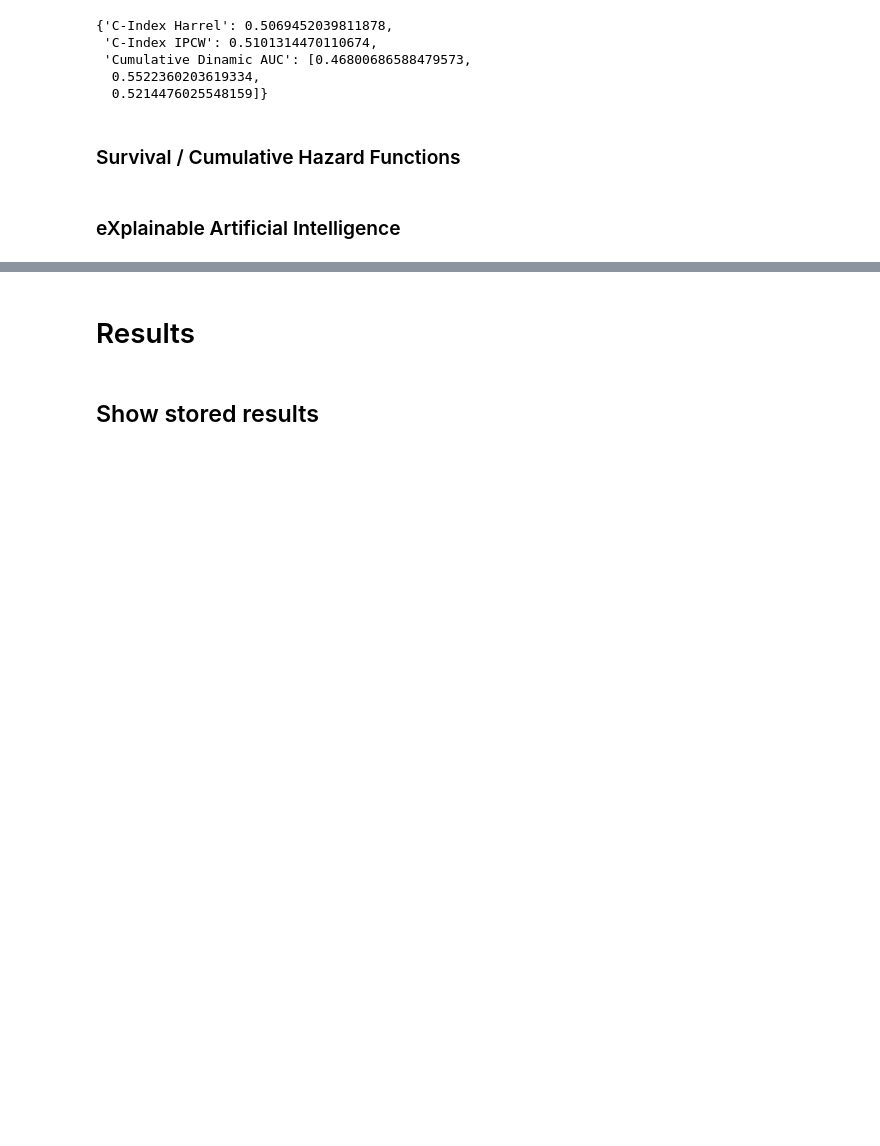
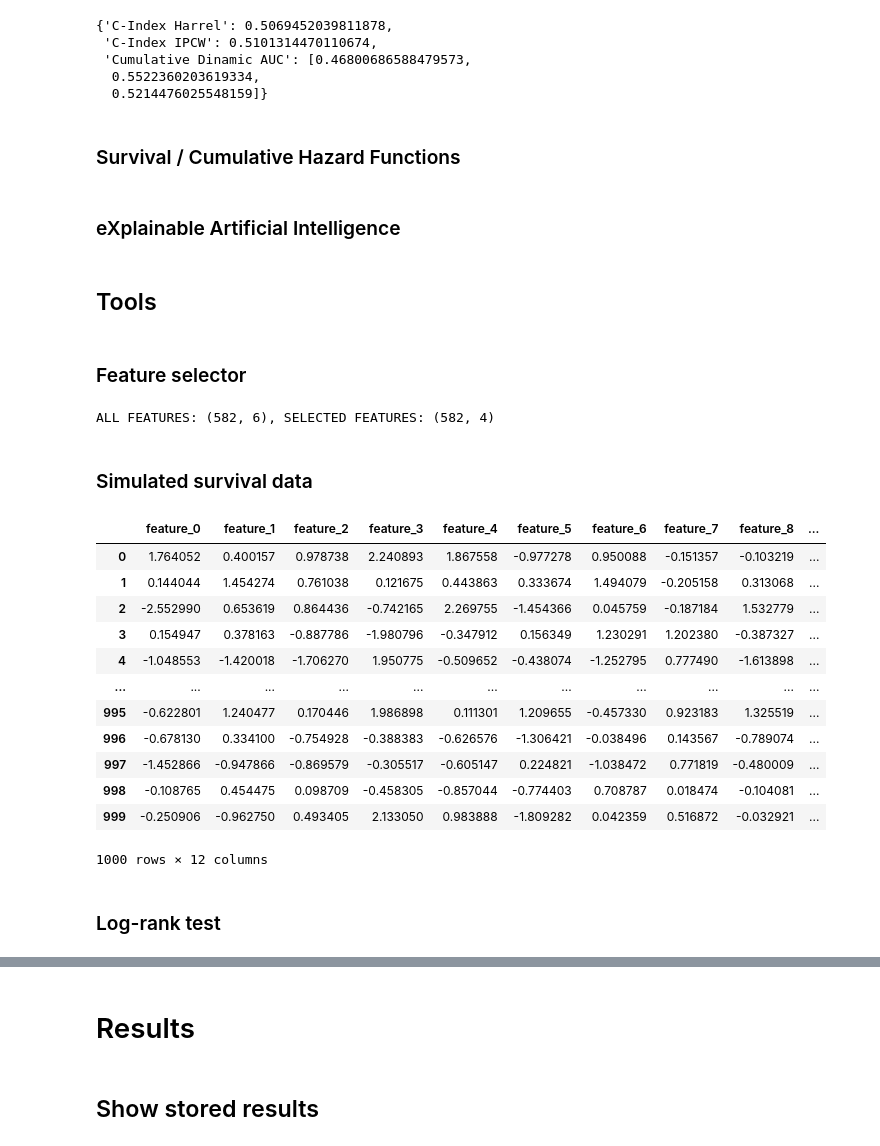
Before and after one commit to ayrna/bsix, a Jupyter notebook: Tutorial.ipynb, the cells around one changed output, grey strips where cells are left out. Drawn from its saved outputs; the diff is of its cells as text; code cells hidden in the pictures; blank space fills up the shorter version.

```diff
--- a/Tutorial.ipynb
+++ b/Tutorial.ipynb
@@ -228,3 +220,7 @@ cumulative_hazard_function = modelCoxRegressionWithTimeVarying.predict_cumulativ
 ### eXplainable Artificial Intelligence
 # %%
 modelCoxRegressionWithTimeVarying.calculate_xai(X=X_train, estimator_name="modelCoxRegressionWithTimeVarying", dataset="colon.csv", seed=0, feature_names=feature_names, background=50, plot=False)
+# %% [markdown]
+## Tools
+# %% [markdown]
+### Feature selector
@@ -230,0 +229,24 @@ modelCoxRegressionWithTimeVarying.calculate_xai(X=X_train, estimator_name="model
+# %%
+print(f"ALL FEATURES: {X_train_standard.shape}, SELECTED FEATURES: {X_train_standard[:, features_selected].shape}")
+# %% [output]
+ALL FEATURES: (582, 6), SELECTED FEATURES: (582, 4)
+# %% [markdown]
+### Simulated survival data
+# %%
+BaseSurvival.generate_simulated_survival_data(number_rows=1000, number_columns=10, censored=0.75, relation="sin", seed=0)
+# %% [output]
+|  | feature_0 | feature_1 | feature_2 | feature_3 | feature_4 | feature_5 | feature_6 | feature_7 | feature_8 | ... |
+| 0 | 1.764052 | 0.400157 | 0.978738 | 2.240893 | 1.867558 | -0.977278 | 0.950088 | -0.151357 | -0.103219 | ... |
+| 1 | 0.144044 | 1.454274 | 0.761038 | 0.121675 | 0.443863 | 0.333674 | 1.494079 | -0.205158 | 0.313068 | ... |
+| 2 | -2.552990 | 0.653619 | 0.864436 | -0.742165 | 2.269755 | -1.454366 | 0.045759 | -0.187184 | 1.532779 | ... |
+| 3 | 0.154947 | 0.378163 | -0.887786 | -1.980796 | -0.347912 | 0.156349 | 1.230291 | 1.202380 | -0.387327 | ... |
+| 4 | -1.048553 | -1.420018 | -1.706270 | 1.950775 | -0.509652 | -0.438074 | -1.252795 | 0.777490 | -1.613898 | ... |
+| ... | ... | ... | ... | ... | ... | ... | ... | ... | ... | ... |
+| 995 | -0.622801 | 1.240477 | 0.170446 | 1.986898 | 0.111301 | 1.209655 | -0.457330 | 0.923183 | 1.325519 | ... |
+| 996 | -0.678130 | 0.334100 | -0.754928 | -0.388383 | -0.626576 | -1.306421 | -0.038496 | 0.143567 | -0.789074 | ... |
+| 997 | -1.452866 | -0.947866 | -0.869579 | -0.305517 | -0.605147 | 0.224821 | -1.038472 | 0.771819 | -0.480009 | ... |
+| 998 | -0.108765 | 0.454475 | 0.098709 | -0.458305 | -0.857044 | -0.774403 | 0.708787 | 0.018474 | -0.104081 | ... |
+| 999 | -0.250906 | -0.962750 | 0.493405 | 2.133050 | 0.983888 | -1.809282 | 0.042359 | 0.516872 | -0.032921 | ... |
+1000 rows × 12 columns
+# %% [markdown]
+### Log-rank test
```
Also changed, not shown: parts of 19 cells of this notebook, 9 other files.
